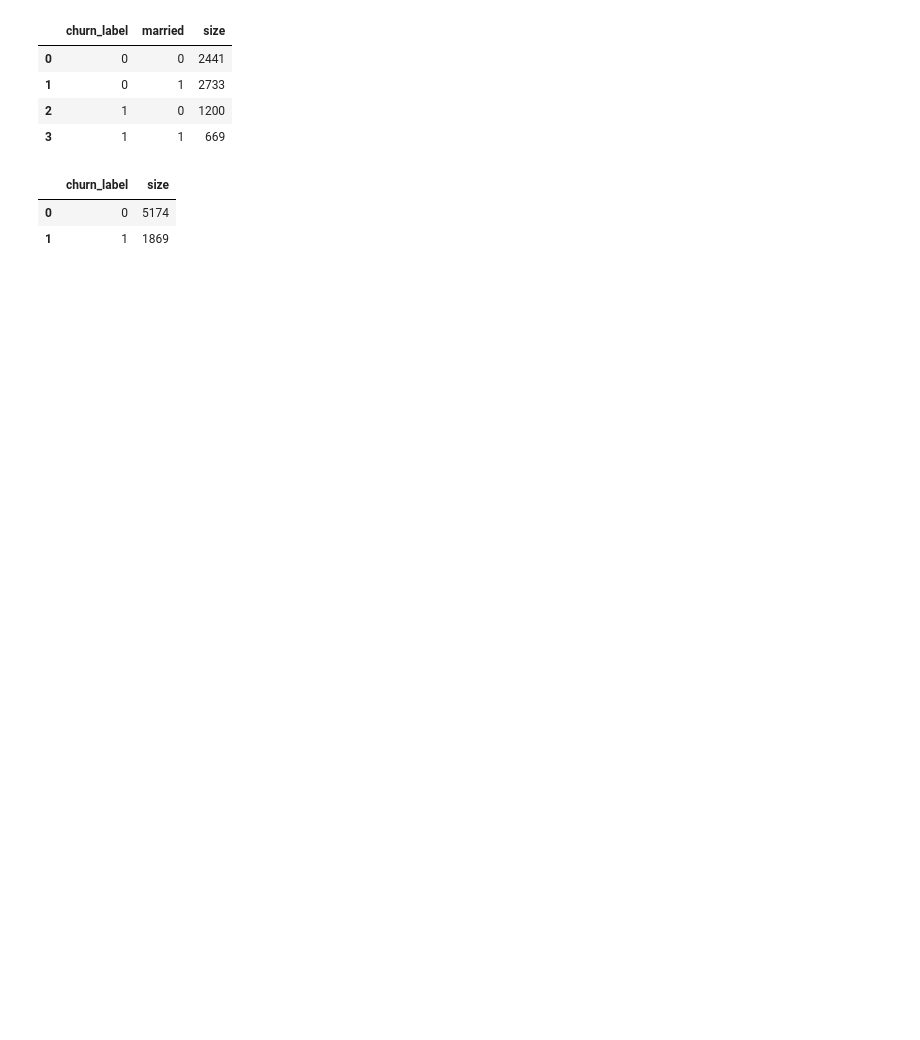
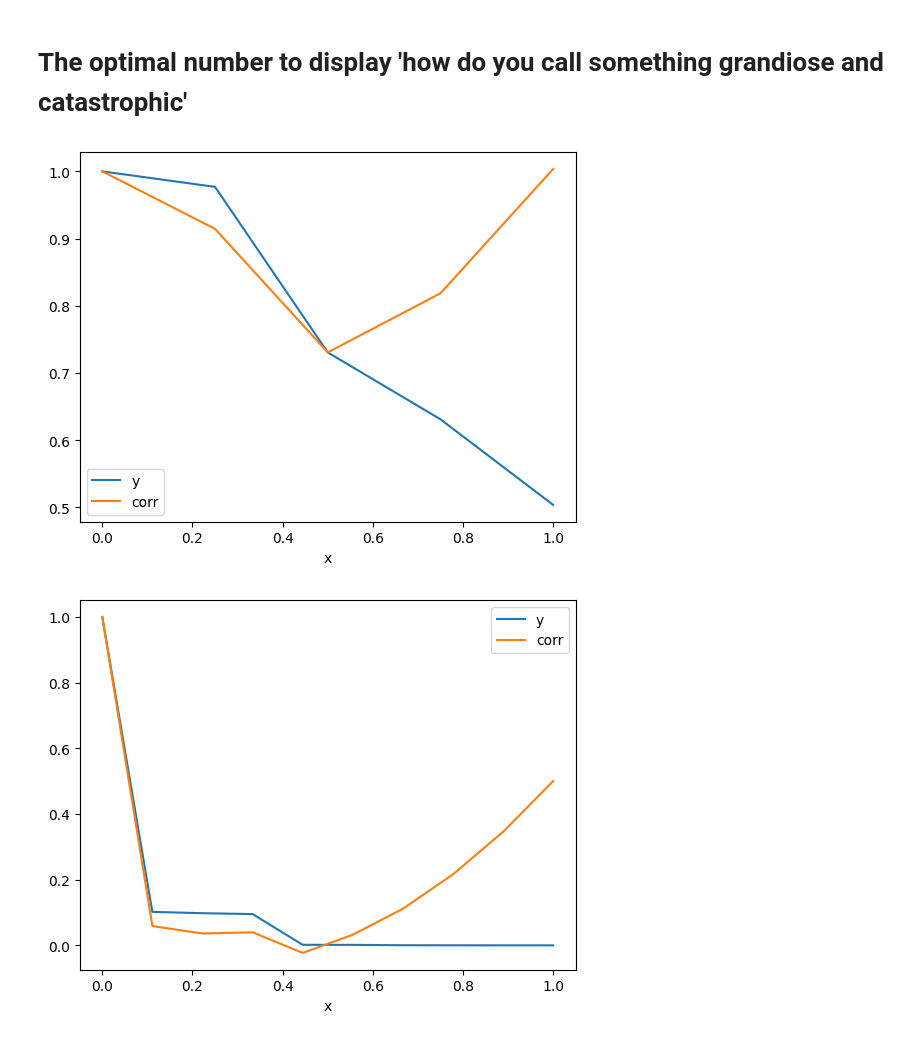
Before and after one commit to stsibikov/Telco_customer_churn, a Jupyter notebook: test.ipynb, the cells around one changed output. Drawn from its saved outputs; the diff is of its cells as text; code cells hidden in the pictures; blank space fills up the shorter version.

```diff
--- a/test.ipynb
+++ b/test.ipynb
@@ -28,16 +33,0 @@ df.head()
-# %%
-out1 = df.groupby(['churn_label', 'married'], as_index=False).size()
-out1
-# %% [output]
-|  | churn_label | married | size |
-| 0 | 0 | 0 | 2441 |
-| 1 | 0 | 1 | 2733 |
-| 2 | 1 | 0 | 1200 |
-| 3 | 1 | 1 | 669 |
-# %%
-out2 = df.groupby('churn_label', as_index=False).size()
-out2
-# %% [output]
-|  | churn_label | size |
-| 0 | 0 | 5174 |
-| 1 | 1 | 1869 |
@@ -43,0 +36,19 @@ out2
+# %% [markdown]
+# The optimal number to display 'how do you call something grandiose and catastrophic'
+# %%
+test = []
+for col in ['offer', 'number_of_dependents', 'city', 'churn_reason']:
+    srs = df.groupby(col).size().sort_values(ascending=False).reset_index(drop=True)[:20].rename('y').reset_index().rename({'index' : 'x'}, axis=1)
+
+
+    for _ in ['x', 'y']:
+        srs[_] = srs[_] / srs[_].max()
+
+    srs['corr'] = srs['y'] + srs['x']**2 - srs['x'] / 2
+    test.append(srs)
+
+for i in test:
+    i.plot(x='x', y=['y', 'corr'])
+# %% [output]
+[figure, added]
+[figure, added]
```
Also changed, not shown: parts of 6 cells of this notebook, 5 other files.
